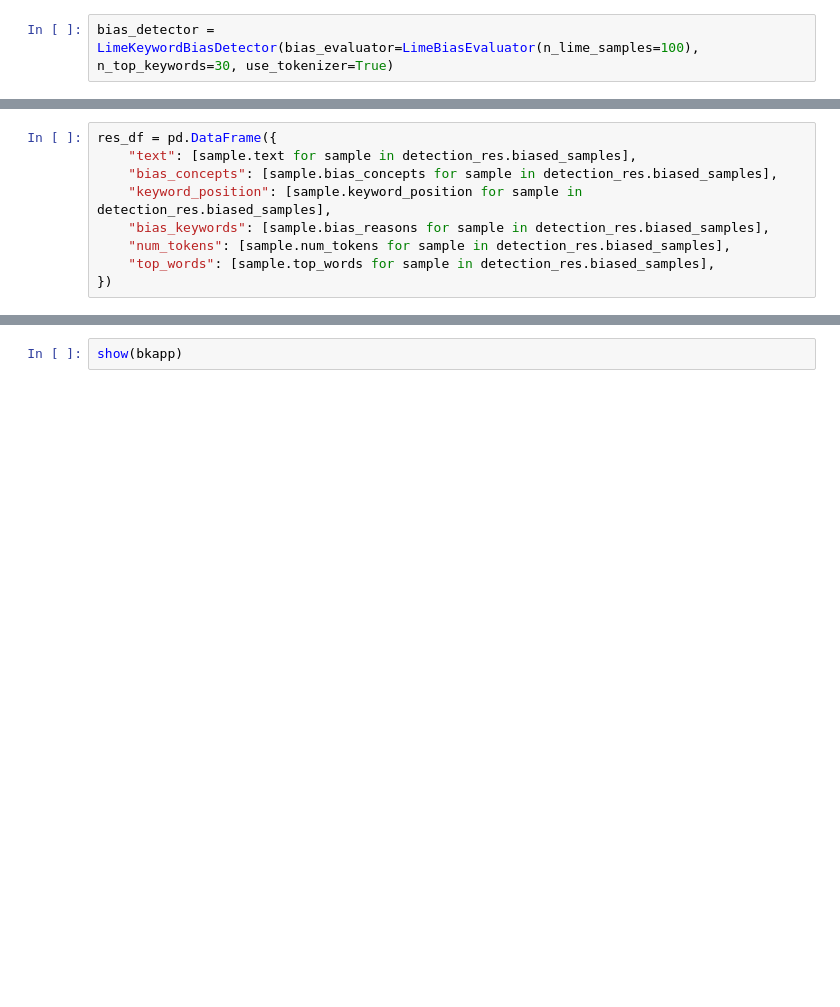
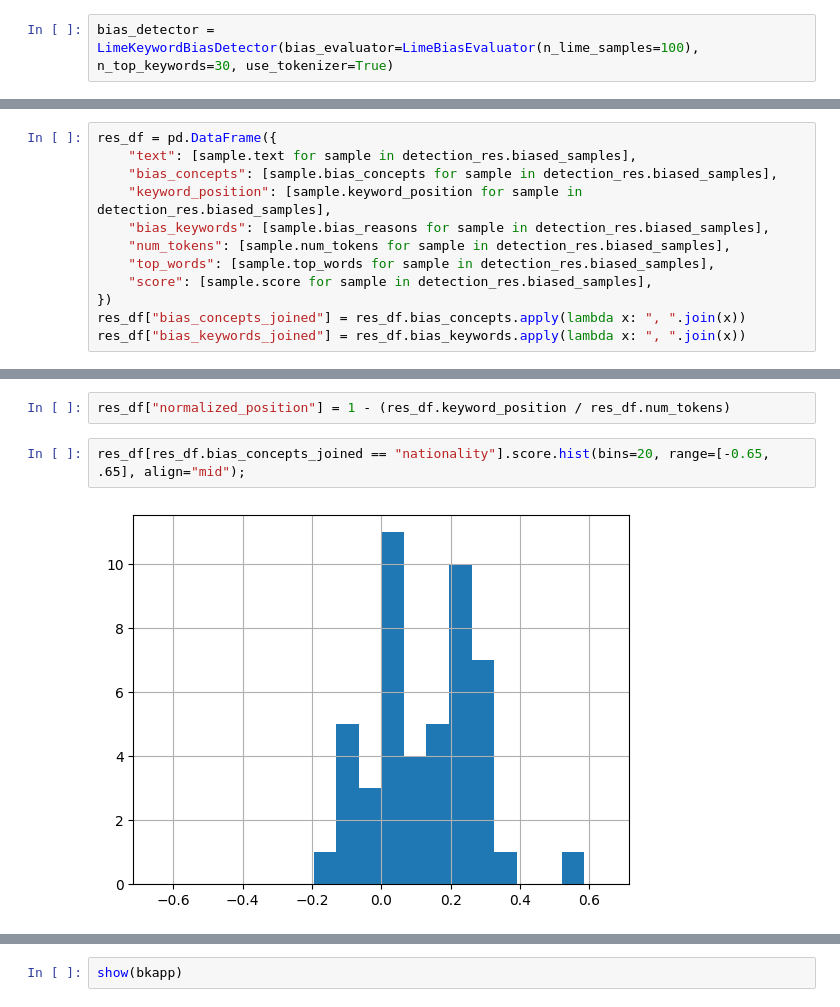
Before and after one commit to biaslyze-dev/biaslyze, a Jupyter notebook: notebooks/test-0.0.1-twitter-disaster.ipynb, the cells around one changed output, grey strips where cells are left out. Cells and saved outputs as stored; diff of their text form; blank space fills up the shorter version.

Commit message:
Play with plots, scores and stuff

```diff
--- a/notebooks/test-0.0.1-twitter-disaster.ipynb
+++ b/notebooks/test-0.0.1-twitter-disaster.ipynb
@@ -144,4 +149,7 @@ res_df = pd.DataFrame({
     "bias_keywords": [sample.bias_reasons for sample in detection_res.biased_samples],
     "num_tokens": [sample.num_tokens for sample in detection_res.biased_samples],
     "top_words": [sample.top_words for sample in detection_res.biased_samples],
+    "score": [sample.score for sample in detection_res.biased_samples],
 })
+res_df["bias_concepts_joined"] = res_df.bias_concepts.apply(lambda x: ", ".join(x))
+res_df["bias_keywords_joined"] = res_df.bias_keywords.apply(lambda x: ", ".join(x))
@@ -150,0 +165,6 @@ res_df["bias_keywords_joined"] = res_df.bias_keywords.apply(lambda x: ", ".join(
+# %%
+res_df["normalized_position"] = 1 - (res_df.keyword_position / res_df.num_tokens)
+# %%
+res_df[res_df.bias_concepts_joined == "nationality"].score.hist(bins=20, range=[-0.65, .65], align="mid");
+# %% [output]
+[figure, added]
```
Also changed, not shown: parts of 19 cells of this notebook, 3 other files.
